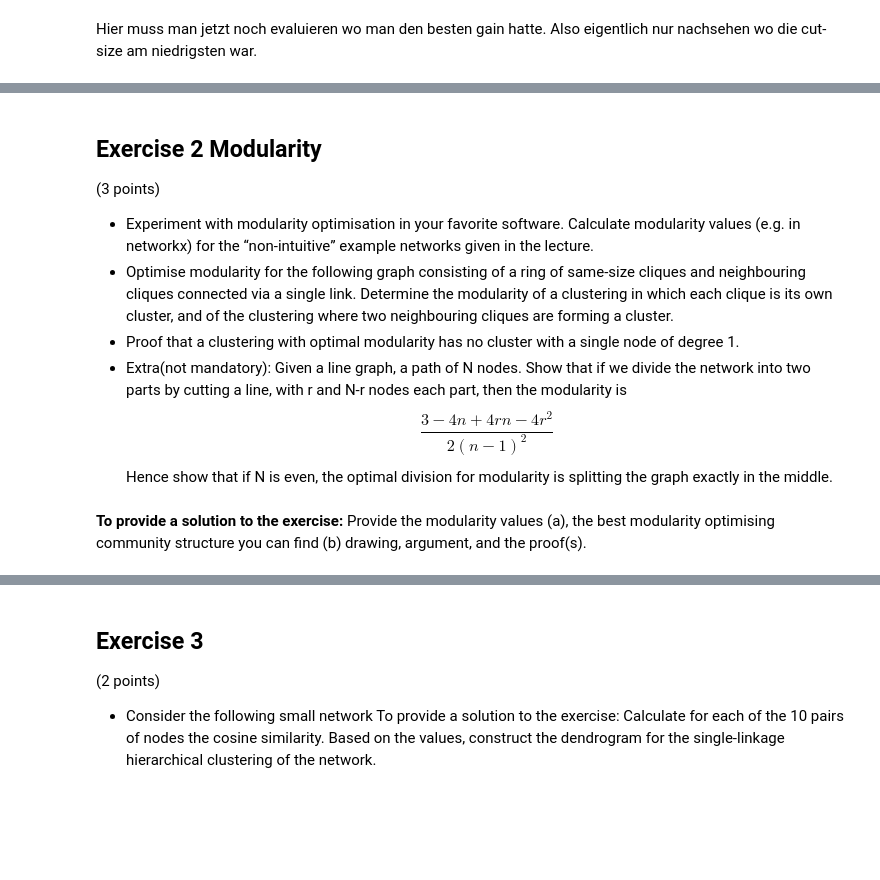
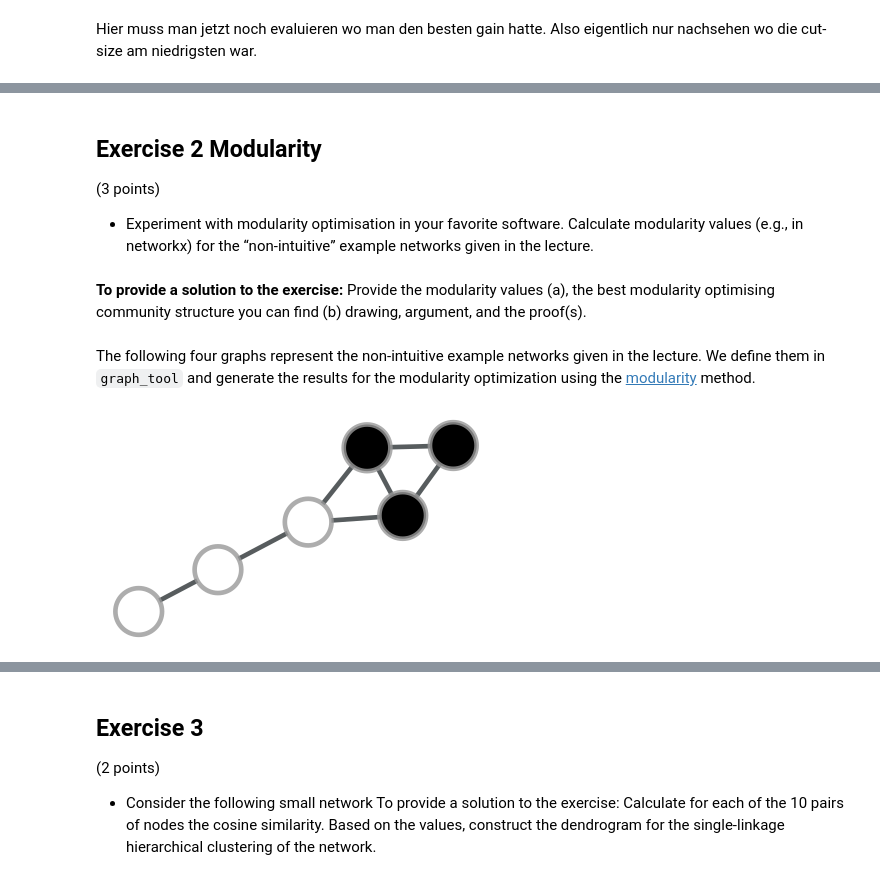
Before and after one commit to flupppi/EiPy, a Jupyter notebook: nbs/02_netana_ex04.ipynb, the cells around one changed output, grey strips where cells are left out. Saved outputs shown, nothing was run; the diff lists cells and outputs as text; code cells hidden in the pictures; blank space fills up the shorter version.

```diff
--- a/nbs/02_netana_ex04.ipynb
+++ b/nbs/02_netana_ex04.ipynb
@@ -316,13 +278,46 @@ The required solution is exactly what is demonstrated in this [Video](https://ww
 ## Exercise 2 Modularity
 (3 points)
 * Experiment with modularity optimisation in your favorite software. Calculate
-modularity values (e.g. in networkx) for the “non-intuitive” example networks given in the lecture.
-*  Optimise modularity for the following graph consisting of a ring of same-size cliques and neighbouring cliques connected via a single link. Determine the modularity of a clustering in which each clique is its own cluster, and of the clustering where two neighbouring cliques are forming a cluster.
-* Proof that a clustering with optimal modularity has no cluster with a single node of
-degree 1.
-*  Extra(not mandatory): Given a line graph, a path of N nodes. Show that if we divide the network into two parts by cutting a line, with r and N-r nodes each part, then the modularity is $$\frac{3 − 4𝑛 + 4𝑟𝑛 − 4𝑟^2}{2(𝑛 − 1)^2}$$
-Hence show that if N is even, the optimal division for modularity is splitting the graph exactly in the middle.
+modularity values (e.g., in networkx) for the “non-intuitive” example networks given in the lecture.
 # %% [markdown]
 
 **To provide a solution to the exercise:**
 Provide the modularity values (a), the best modularity optimising community structure you can find (b) drawing, argument, and the proof(s).
+# %% [markdown]
+
+The following four graphs represent the non-intuitive example networks given in the lecture. We define them in `graph_tool` and generate the results for the modularity optimization using the [modularity](https://graph-tool.skewed.de/static/docs/stable/autosummary/graph_tool.inference.modularity.html) method.
+# %%
+#| export
+# Create graph
+def create_graph_a() -> Tuple[Graph, VertexPropertyMap]:
+    g = Graph(directed=False)
+    vlist = [g.add_vertex() for _ in range(5)]
+
+    # Edges (1-based to 0-based)
+    edges = [
+        (0, 1), (0, 2), (1, 2),
+        (1, 3), (2, 3), (3, 4),
+        (4, 5)
+    ]
+    g.add_edge_list([(u, v) for u, v in edges])
+    # Labels (1-based)
+    labels = g.new_vertex_property("int")
+    for i in range(6):
+        labels[g.vertex(i)] = i
+
+    # Define your own partitions
+    partition = g.new_vertex_property("int")
+    partition[g.vertex(0)] = 1
+    partition[g.vertex(1)] = 1
+    partition[g.vertex(2)] = 1
+    partition[g.vertex(3)] = 0
+    partition[g.vertex(4)] = 0
+    partition[g.vertex(5)] = 0
+
+    # Draw
+    graph_draw(g, vertex_fill_color=partition, output_size=(400, 400))
+    return g, partition
+# %%
+graphA, partitionA = create_graph_a()
+# %% [output]
+[figure, added]
```
Also changed, not shown: parts of 23 cells of this notebook, 3 other files.
